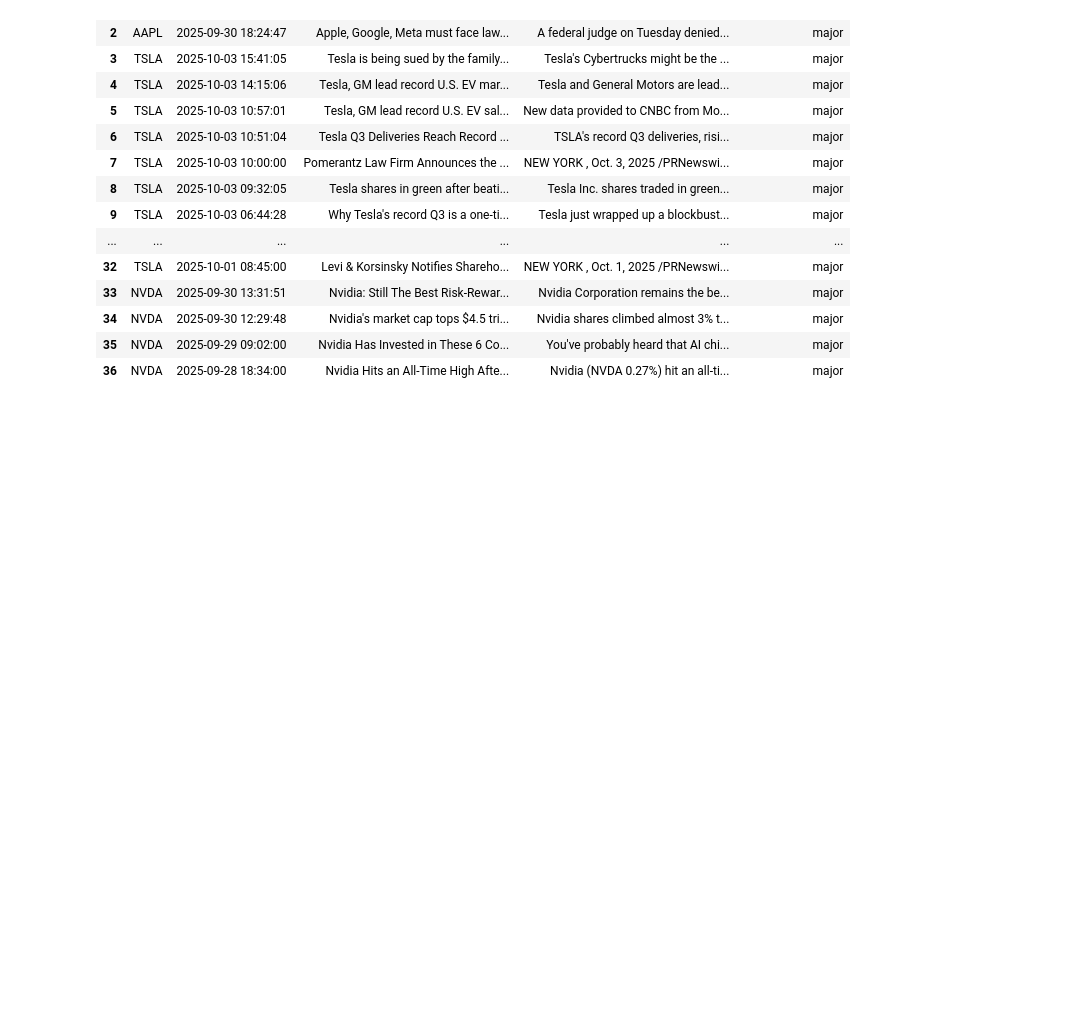
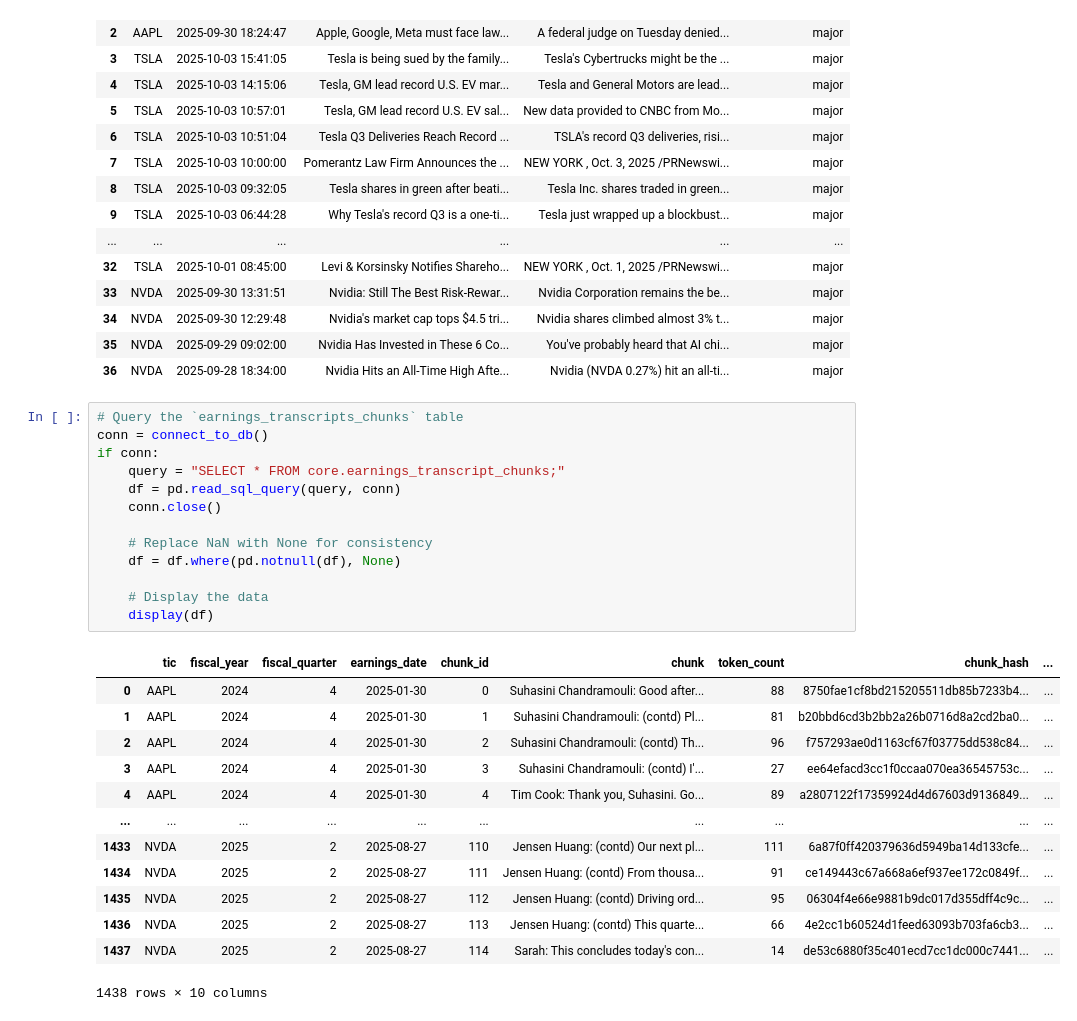
Before and after one commit to vincentsham/stock_ai_app, a Jupyter notebook: server/database/database_queries.ipynb, the cells around one changed output. Drawn from its saved outputs; the diff is of its cells as text; blank space fills up the shorter version.

Commit message:
complete chunk table

```diff
--- a/server/database/database_queries.ipynb
+++ b/server/database/database_queries.ipynb
@@ -284,3 +428,30 @@ if conn:
 | 34 | NVDA | 2025-09-30 12:29:48 | Nvidia's market cap tops $4.5 tri... | Nvidia shares climbed almost 3% t... | major |
 | 35 | NVDA | 2025-09-29 09:02:00 | Nvidia Has Invested in These 6 Co... | You've probably heard that AI chi... | major |
 | 36 | NVDA | 2025-09-28 18:34:00 | Nvidia Hits an All-Time High Afte... | Nvidia (NVDA 0.27%) hit an all-ti... | major |
+# %%
+# Query the `earnings_transcripts_chunks` table
+conn = connect_to_db()
+if conn:
+    query = "SELECT * FROM core.earnings_transcript_chunks;"
+    df = pd.read_sql_query(query, conn)
+    conn.close()
+
+    # Replace NaN with None for consistency
+    df = df.where(pd.notnull(df), None)
+
+    # Display the data
+    display(df)
+# %% [output]
+|  | tic | fiscal_year | fiscal_quarter | earnings_date | chunk_id | chunk | token_count | chunk_hash | ... |
+| 0 | AAPL | 2024 | 4 | 2025-01-30 | 0 | Suhasini Chandramouli: Good after... | 88 | 8750fae1cf8bd215205511db85b7233b4... | ... |
+| 1 | AAPL | 2024 | 4 | 2025-01-30 | 1 | Suhasini Chandramouli: (contd) Pl... | 81 | b20bbd6cd3b2bb2a26b0716d8a2cd2ba0... | ... |
+| 2 | AAPL | 2024 | 4 | 2025-01-30 | 2 | Suhasini Chandramouli: (contd) Th... | 96 | f757293ae0d1163cf67f03775dd538c84... | ... |
+| 3 | AAPL | 2024 | 4 | 2025-01-30 | 3 | Suhasini Chandramouli: (contd) I'... | 27 | ee64efacd3cc1f0ccaa070ea36545753c... | ... |
+| 4 | AAPL | 2024 | 4 | 2025-01-30 | 4 | Tim Cook: Thank you, Suhasini. Go... | 89 | a2807122f17359924d4d67603d9136849... | ... |
+| ... | ... | ... | ... | ... | ... | ... | ... | ... | ... |
+| 1433 | NVDA | 2025 | 2 | 2025-08-27 | 110 | Jensen Huang: (contd) Our next pl... | 111 | 6a87f0ff420379636d5949ba14d133cfe... | ... |
+| 1434 | NVDA | 2025 | 2 | 2025-08-27 | 111 | Jensen Huang: (contd) From thousa... | 91 | ce149443c67a668a6ef937ee172c0849f... | ... |
+| 1435 | NVDA | 2025 | 2 | 2025-08-27 | 112 | Jensen Huang: (contd) Driving ord... | 95 | 06304f4e66e9881b9dc017d355dff4c9c... | ... |
+| 1436 | NVDA | 2025 | 2 | 2025-08-27 | 113 | Jensen Huang: (contd) This quarte... | 66 | 4e2cc1b60524d1feed63093b703fa6cb3... | ... |
+| 1437 | NVDA | 2025 | 2 | 2025-08-27 | 114 | Sarah: This concludes today's con... | 14 | de53c6880f35c401ecd7cc1dc000c7441... | ... |
+1438 rows × 10 columns
```
Also changed, not shown: parts of 9 cells of this notebook, 10 other files.
